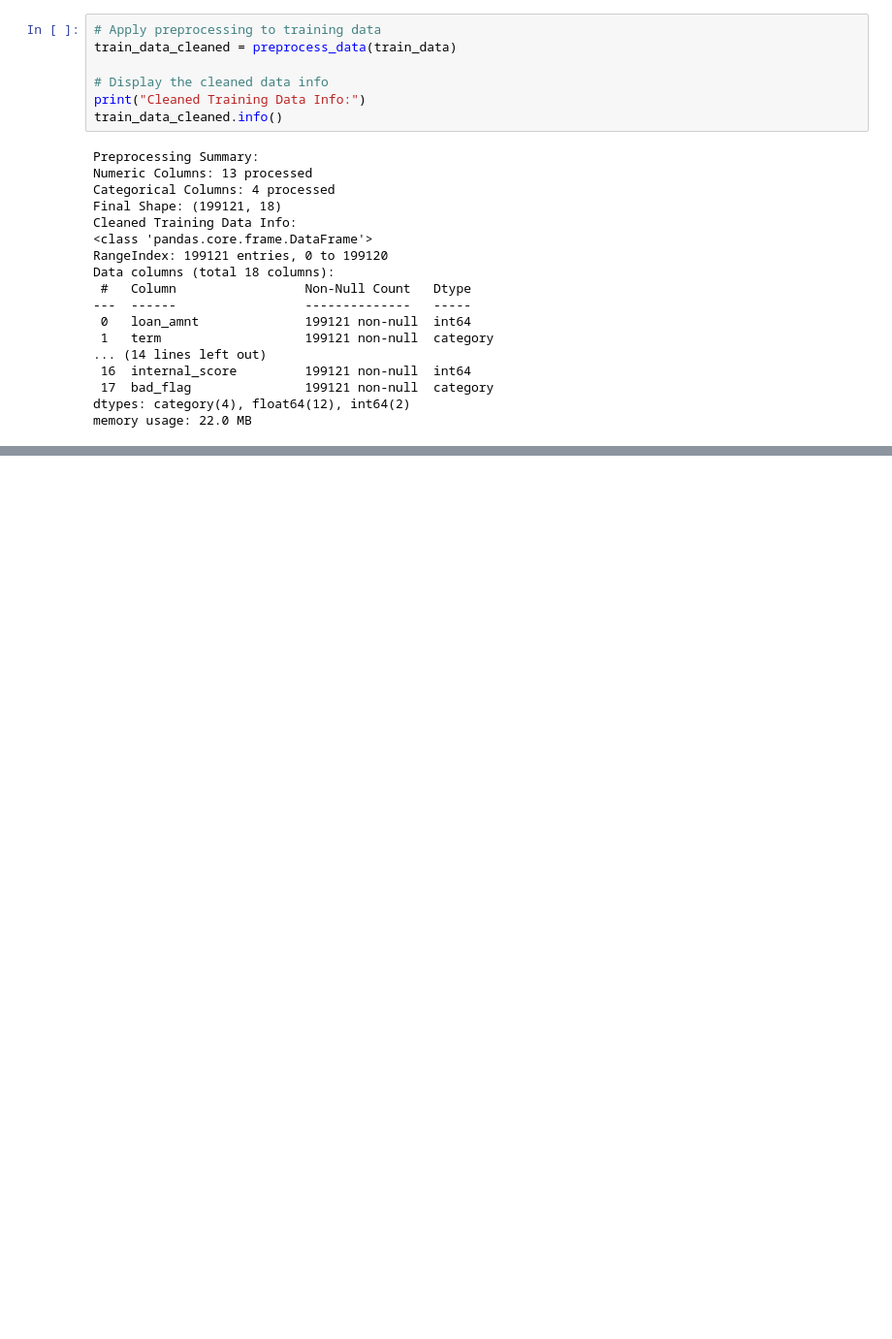
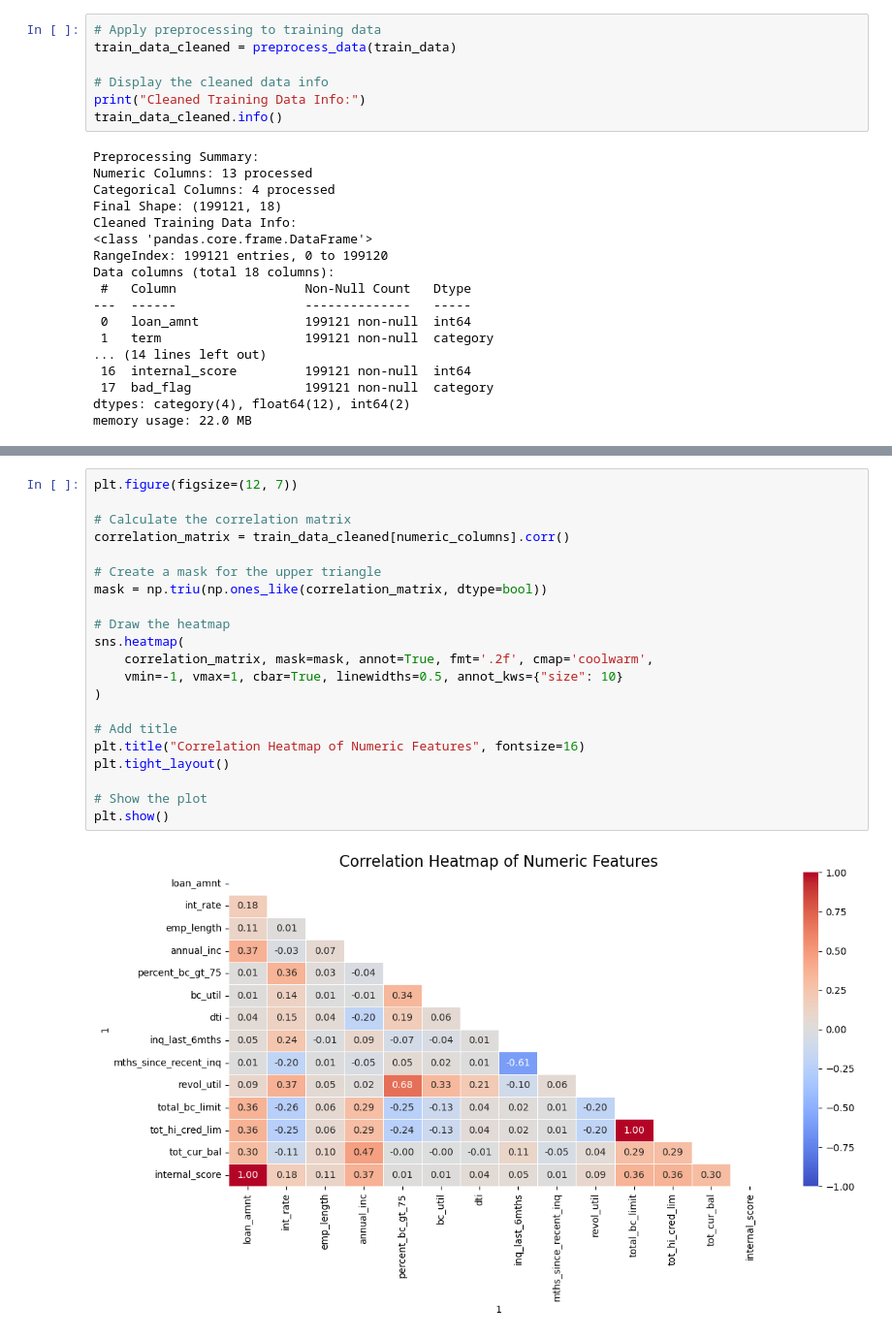
Before and after one commit to AmalChebbi/loan-prediction, a Jupyter notebook: Project.ipynb, the cells around one changed output, grey strips where cells are left out. Shown at 97% size. Drawn from its saved outputs; the diff is of its cells as text; blank space fills up the shorter version.

```diff
--- a/Project.ipynb
+++ b/Project.ipynb
@@ -189,0 +302,23 @@ memory usage: 22.0 MB
+# %%
+plt.figure(figsize=(12, 7))
+
+# Calculate the correlation matrix
+correlation_matrix = train_data_cleaned[numeric_columns].corr()
+
+# Create a mask for the upper triangle
+mask = np.triu(np.ones_like(correlation_matrix, dtype=bool))
+
+# Draw the heatmap
+sns.heatmap(
+    correlation_matrix, mask=mask, annot=True, fmt='.2f', cmap='coolwarm',
+    vmin=-1, vmax=1, cbar=True, linewidths=0.5, annot_kws={"size": 10}
+)
+
+# Add title
+plt.title("Correlation Heatmap of Numeric Features", fontsize=16)
+plt.tight_layout()
+
+# Show the plot
+plt.show()
+# %% [output]
+[figure, added]
```
Also changed, not shown: parts of 13 cells of this notebook.
